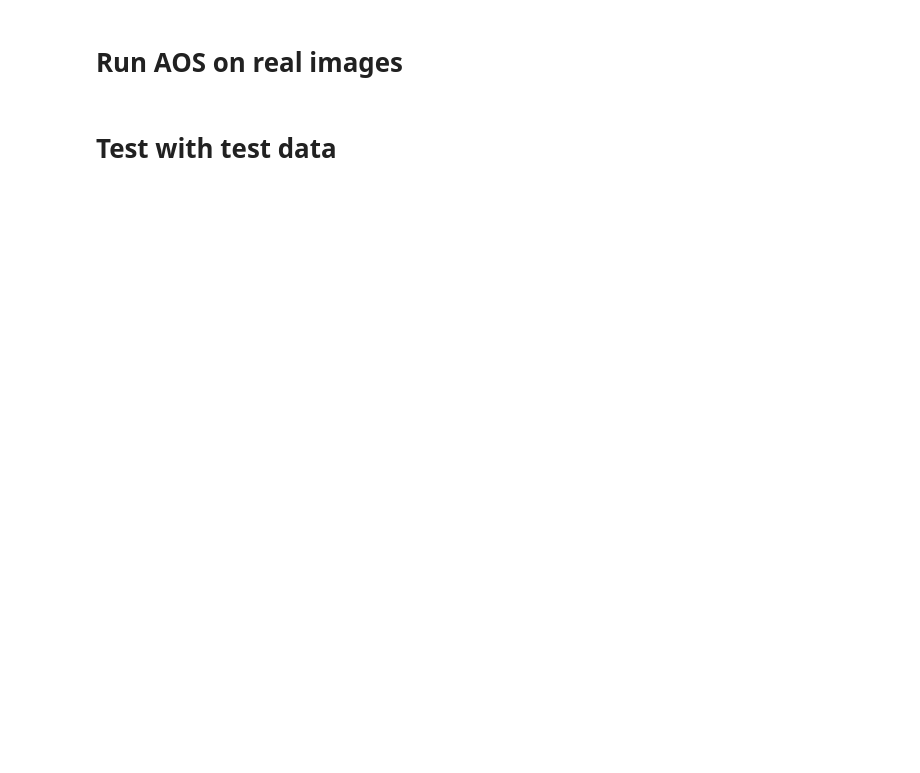
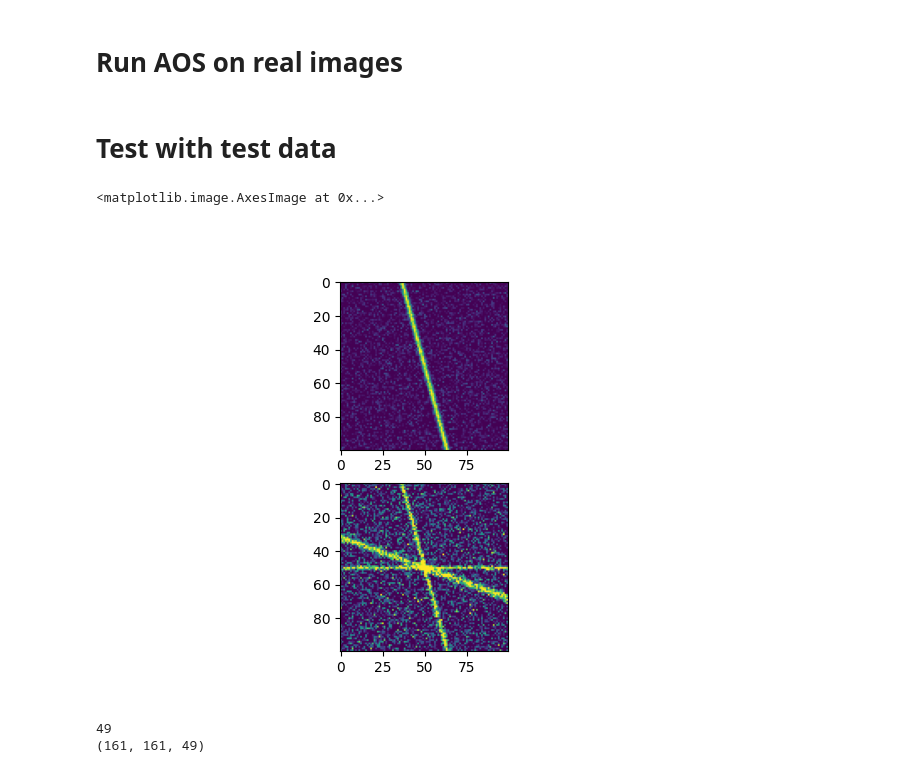
Before and after one commit to Staalduine/flow_analysis_comps, a Jupyter notebook: notebooks/run_AOS.ipynb, the cells around one changed output. Cells and saved outputs as stored; diff of their text form; code cells hidden in the pictures; blank space fills up the shorter version.

```diff
--- a/notebooks/run_AOS.ipynb
+++ b/notebooks/run_AOS.ipynb
@@ -84,27 +84,30 @@ fig.tight_layout()
 # %%
 from flow_analysis_comps.test_data import single_line_img, crossing_line_img
 from flow_analysis_comps.util.image_manips import mirror_pad_with_exponential_fade
 import numpy as np
 import skimage
 
 single_line_angle = 75
 multi_line_angles = np.array([0, 75, 20])
-imsize = 50
+imsize = 100
 
 test_single = single_line_img(single_line_angle, std_dev=1, img_size=(imsize, imsize))
 test_crossing = crossing_line_img(
     multi_line_angles, [0.8, 1, 1.4], img_size=(imsize, imsize)
 )
 
-# test_single = skimage.util.random_noise(test_single, mode="gaussian", var=0.01)
-# test_crossing = skimage.util.random_noise(test_crossing, mode="gaussian", var=0.1)
+test_single = skimage.util.random_noise(test_single, mode="gaussian", var=0.01)
+test_crossing = skimage.util.random_noise(test_crossing, mode="gaussian", var=0.1)
 
 # test_single = mirror_pad_with_exponential_fade(test_single, pad)
 # test_crossing = mirror_pad_with_exponential_fade(test_crossing, pad)
 
 fig, ax = plt.subplots(2)
 ax[0].imshow(test_single)
 ax[1].imshow(test_crossing)
+# %% [output]
+<matplotlib.image.AxesImage at 0x...>
+[figure, added]
 # %%
 from flow_analysis_comps.data_structs.AOS_structs import angle_filter_values
 
@@ -112,12 +115,12 @@ from flow_analysis_comps.data_structs.AOS_structs import angle_filter_values
 AOS_params = OSFilterParams(
     space_frequency_center=0.2,
     # space_frequency_width=0.3,
-    orientation_accuracy=20,
+    orientation_accuracy=24,
     x_spacing=1,
     y_spacing=1,
     padding=30,
     multires_filter_params=angle_filter_values(
-        magnitude=0.01, first_derivative=0.1, second_derivative=7.0
+        magnitude=0.01, first_derivative=0.1, second_derivative=11.0
     ),
 )
 
@@ -130,6 +133,9 @@ print(filter_arrays.shape)
 
 angles_dict = AOS_manager.get_max_angles()
 nlms_mask = AOS_manager.nlms_simple_case()
+# %% [output]
+49
+(161, 161, 49)
 # %%
 from flow_analysis_comps.visualizing.AOSFilterVisualizer import AOSVisualizer
 import numpy as np
```
Also changed, not shown: parts of 2 cells of this notebook, 7 other files.
